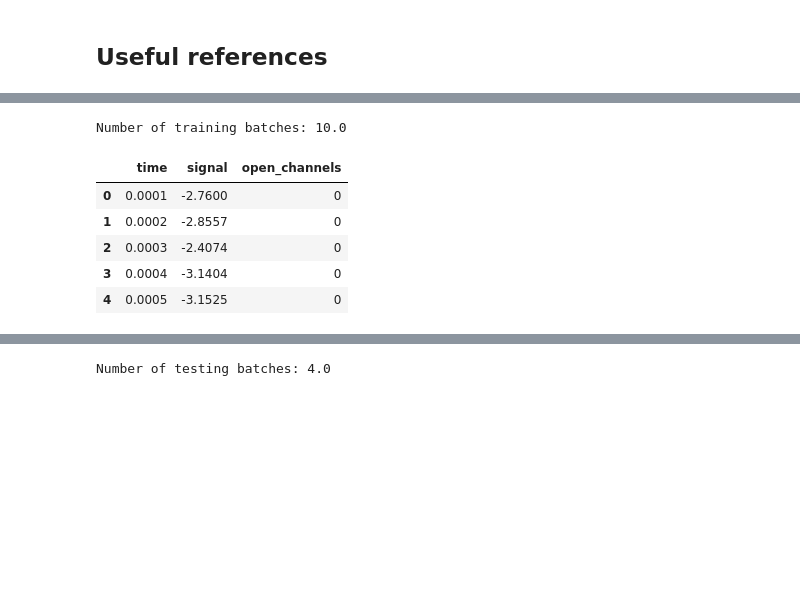
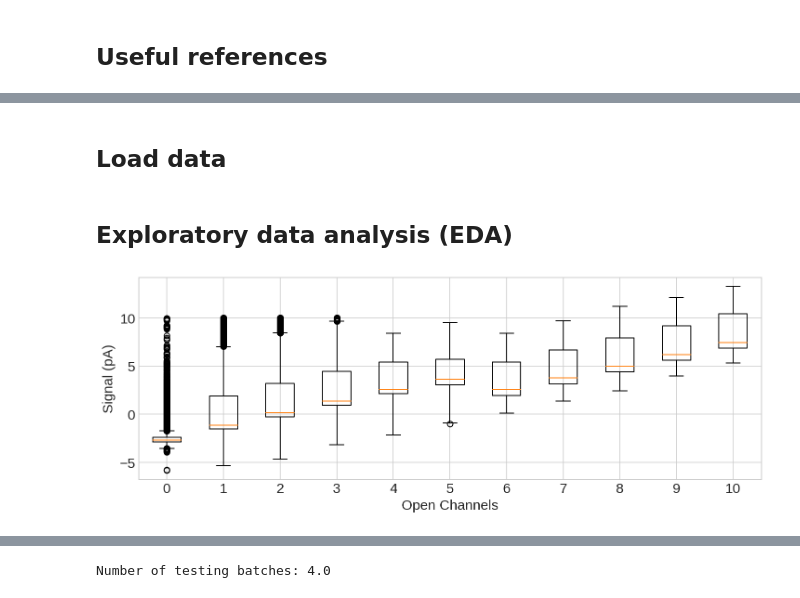
Before and after one commit to geraldgong/Kaggle_Ion, a Jupyter notebook: Features.ipynb, the cells around one changed output, grey strips where cells are left out. Saved outputs shown, nothing was run; the diff lists cells and outputs as text; code cells hidden in the pictures; blank space fills up the shorter version.

Commit message:
boxplot of open channels

```diff
--- a/Features.ipynb
+++ b/Features.ipynb
@@ -1,4 +1,15 @@
 # %% [markdown]
 # Initilization
+# %%
+import pandas as pd
+import numpy as np
+import matplotlib
+import matplotlib.pyplot as plt
+import os
+
+%matplotlib inline
+%config InlineBackend.figure_format = "retina"
+plt.style.use("seaborn-whitegrid")
+matplotlib.rcParams.update({'font.size': 15})
 # %% [markdown]
 ## Useful references
@@ -16,15 +39,31 @@ import os
+# %% [markdown]
+## Load data
 # %%
 df_train = pd.read_csv('./data/train.csv')
 df_test = pd.read_csv('./data/test.csv')
 df_submit = pd.read_csv('./data/sample_submission.csv')
-# %%
-print('Number of training batches:', len(df_train)/500000)
-df_train.head()
-# %% [output]
-Number of training batches: 10.0
-|  | time | signal | open_channels |
-| 0 | 0.0001 | -2.7600 | 0 |
-| 1 | 0.0002 | -2.8557 | 0 |
-| 2 | 0.0003 | -2.4074 | 0 |
-| 3 | 0.0004 | -3.1404 | 0 |
-| 4 | 0.0005 | -3.1525 | 0 |
+# %% [markdown]
+## Exploratory data analysis (EDA)
+# %%
+def boxplot_channel(df_train):
+    # check quantiles of open channels corresponding to signal
+    fig, ax = plt.subplots(1, 1, figsize= (12, 4))
+
+    signal = []
+    # sort number of channels
+    n_channel = np.sort(df_train.open_channels.unique())
+
+    # boxplots
+    for val in n_channel:
+        signal.append(df_train[df_train.open_channels == val].signal)
+
+    ax.boxplot(signal)
+    ax.set_xticklabels(n_channel)
+    ax.set_xlabel('Open Channels')
+    ax.set_ylabel('Signal (pA)')
+
+    plt.show()
+
+boxplot_channel(df_train)
+# %% [output]
+[figure, added]
```
Also changed, not shown: parts of 4 cells of this notebook.
